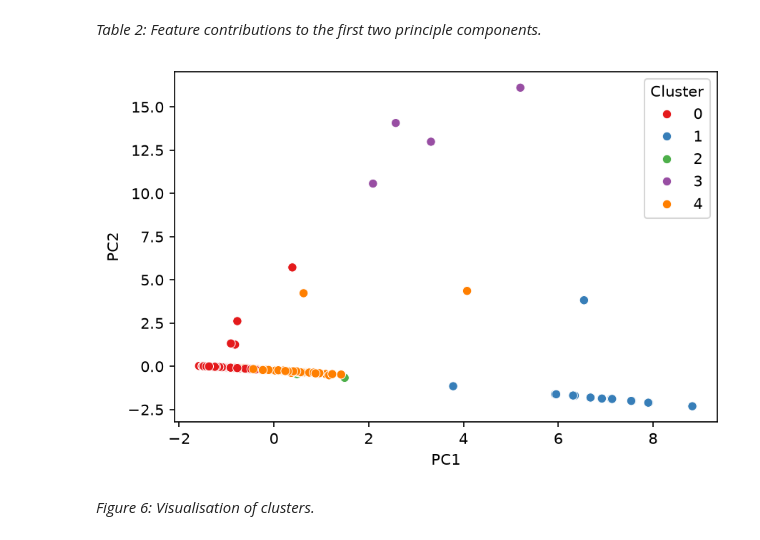
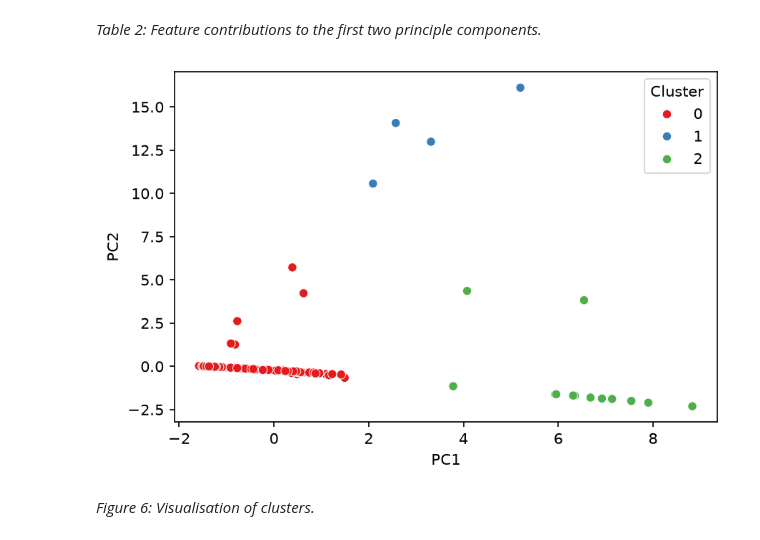
Before and after one commit to Emma-Deyell/MLP-PROJ, a Jupyter notebook: project.ipynb, the cells around one changed output. Saved outputs shown, nothing was run; the diff lists cells and outputs as text; code cells hidden in the pictures.

```diff
--- a/project.ipynb
+++ b/project.ipynb
@@ -289,20 +289,20 @@ display(loadings.round(3))
 *Table 2: Feature contributions to the first two principle components.*
 # %%
 #CODE FOR FINAL CLUSTERING SOLUTON - REPLACE ONCE WE DECIDE WHETHER TO USE K MEANS
-K_final = 5  # Replace with final choice
+K_final = 3  # Replace with final choice
 
 kmeans = KMeans(n_clusters=K_final, random_state=42, n_init=10)
 df_features["Cluster"] = kmeans.fit_predict(df_scaled)
 
-plt.figure()
+plt.figure(figsize = (6,4))
 sns.scatterplot(x=pca_result[:, 0], y=pca_result[:, 1],
                 hue=df_features["Cluster"], palette="Set1")
 plt.xlabel("PC1")
 plt.ylabel("PC2")
 plt.tight_layout()
 plt.show()
 # %% [output]
-[figure, old version]
+[figure, new version]
 # %% [markdown]
 *Figure 6: Visualisation of clusters.*
 # %%
```
Also changed, not shown: parts of 4 cells of this notebook, 3 other files.
